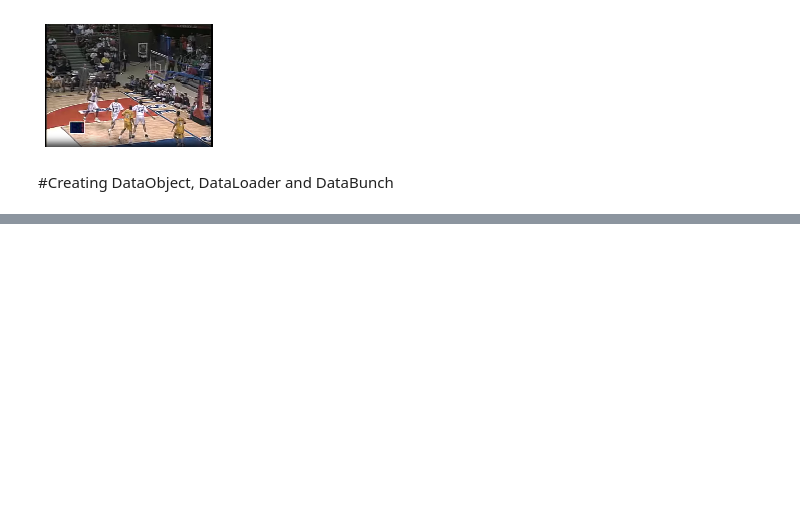
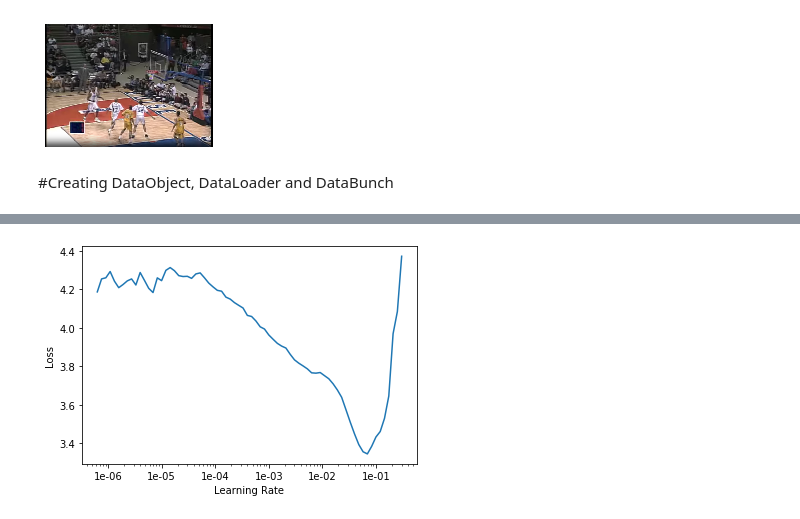
Before and after one commit to Pager07/Human-object-interaction-for-basketball-videos, a Jupyter notebook: ImageRegression.ipynb, the cells around one changed output, grey strips where cells are left out. Saved outputs shown, nothing was run; the diff lists cells and outputs as text; code cells hidden in the pictures; blank space fills up the shorter version.

```diff
--- a/ImageRegression.ipynb
+++ b/ImageRegression.ipynb
@@ -104,0 +113,2 @@ data = data.databunch(bs = 64).normalize(imagenet_stats);
+# %%
+learn = cnn_learner(data , models.resnet34);
@@ -104,0 +117,2 @@ data = data.databunch(bs = 64).normalize(imagenet_stats);
+# %%
+learn.loss_func = MSELossFlat();
@@ -104,0 +136,4 @@ data = data.databunch(bs = 64).normalize(imagenet_stats);
+# %%
+learn.recorder.plot()
+# %% [output]
+[figure, added]
```
Also changed, not shown: parts of 11 cells of this notebook.
